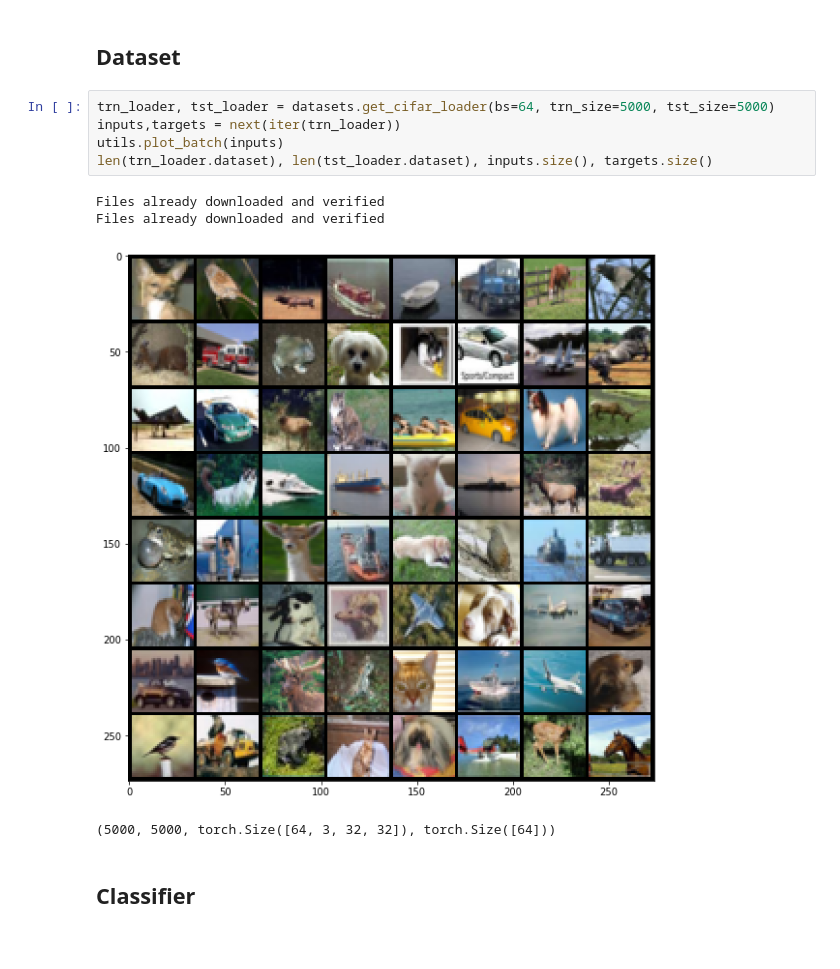
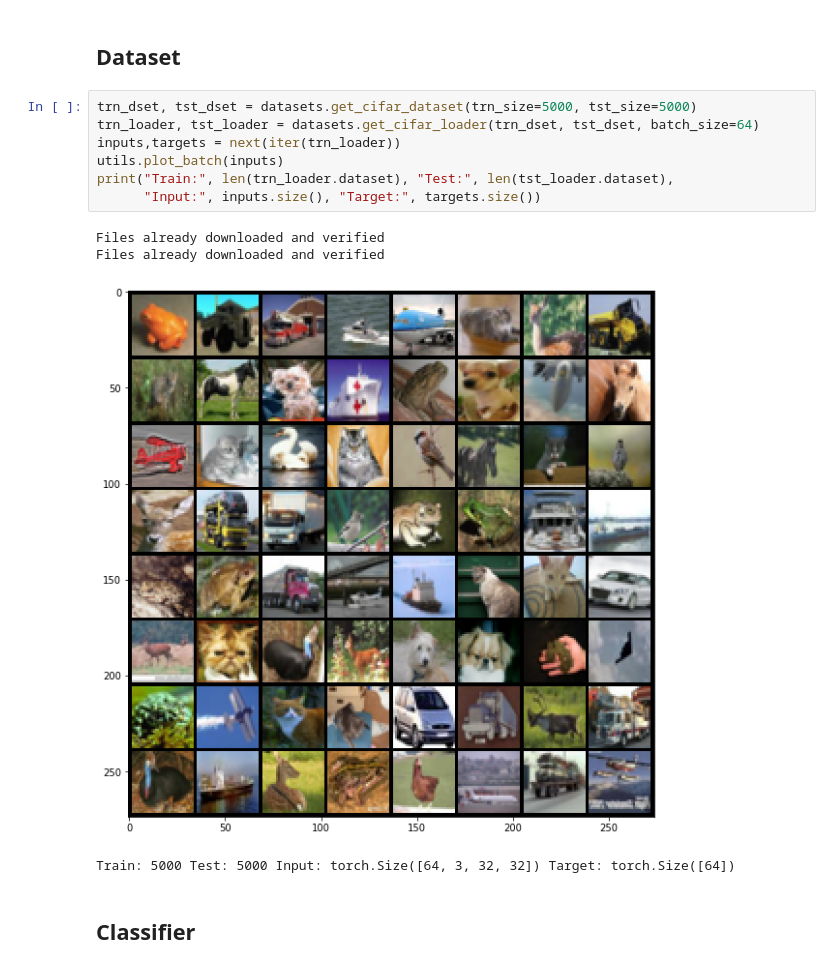
Before and after one commit to bfortuner/learning_data_aug, a Jupyter notebook: LearnDataAug.ipynb, the cells around one changed output. Drawn from its saved outputs; the diff is of its cells as text.

```diff
--- a/LearnDataAug.ipynb
+++ b/LearnDataAug.ipynb
@@ -17,15 +23,17 @@ import utils
 # %% [markdown]
 ## Dataset
 # %%
-trn_loader, tst_loader = datasets.get_cifar_loader(bs=64, trn_size=5000, tst_size=5000)
+trn_dset, tst_dset = datasets.get_cifar_dataset(trn_size=5000, tst_size=5000)
+trn_loader, tst_loader = datasets.get_cifar_loader(trn_dset, tst_dset, batch_size=64)
 inputs,targets = next(iter(trn_loader))
 utils.plot_batch(inputs)
-len(trn_loader.dataset), len(tst_loader.dataset), inputs.size(), targets.size()
+print("Train:", len(trn_loader.dataset), "Test:", len(tst_loader.dataset),
+      "Input:", inputs.size(), "Target:", targets.size())
 # %% [output]
 Files already downloaded and verified
 Files already downloaded and verified
-[figure, old version]
+[figure, new version]
-(5000, 5000, torch.Size([64, 3, 32, 32]), torch.Size([64]))
+Train: 5000 Test: 5000 Input: torch.Size([64, 3, 32, 32]) Target: torch.Size([64])
 # %% [markdown]
 ## Classifier
 # %%
```
Also changed, not shown: parts of 23 cells of this notebook, 5 other files.
